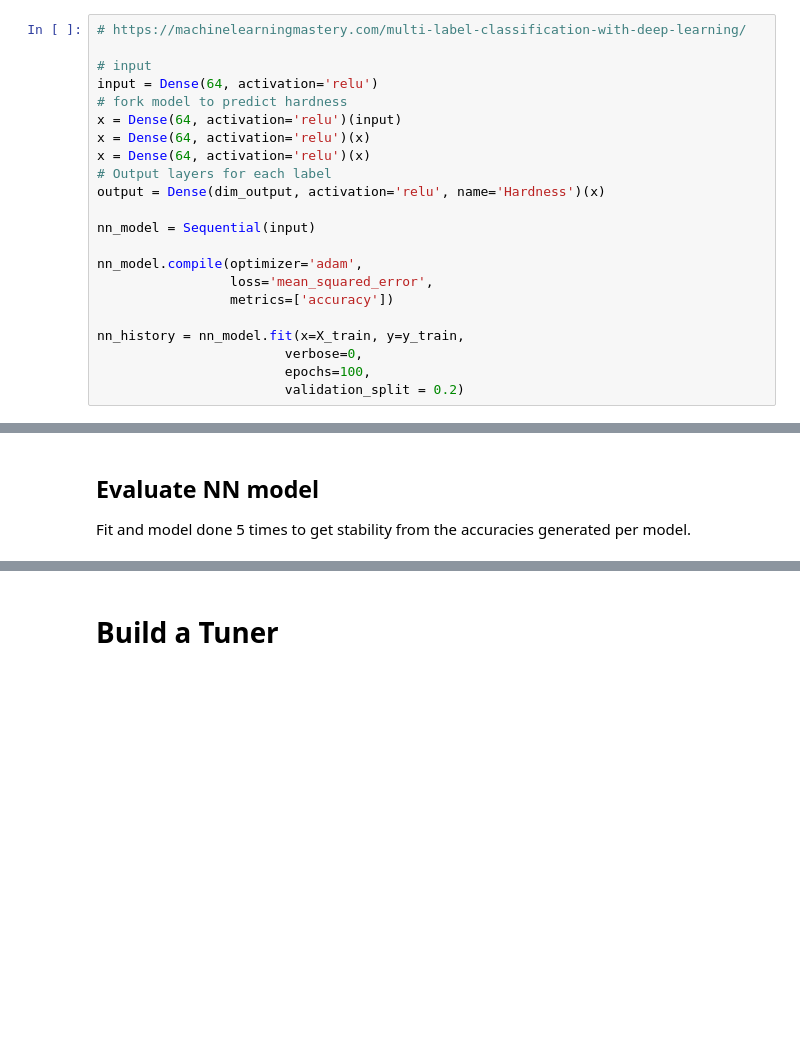
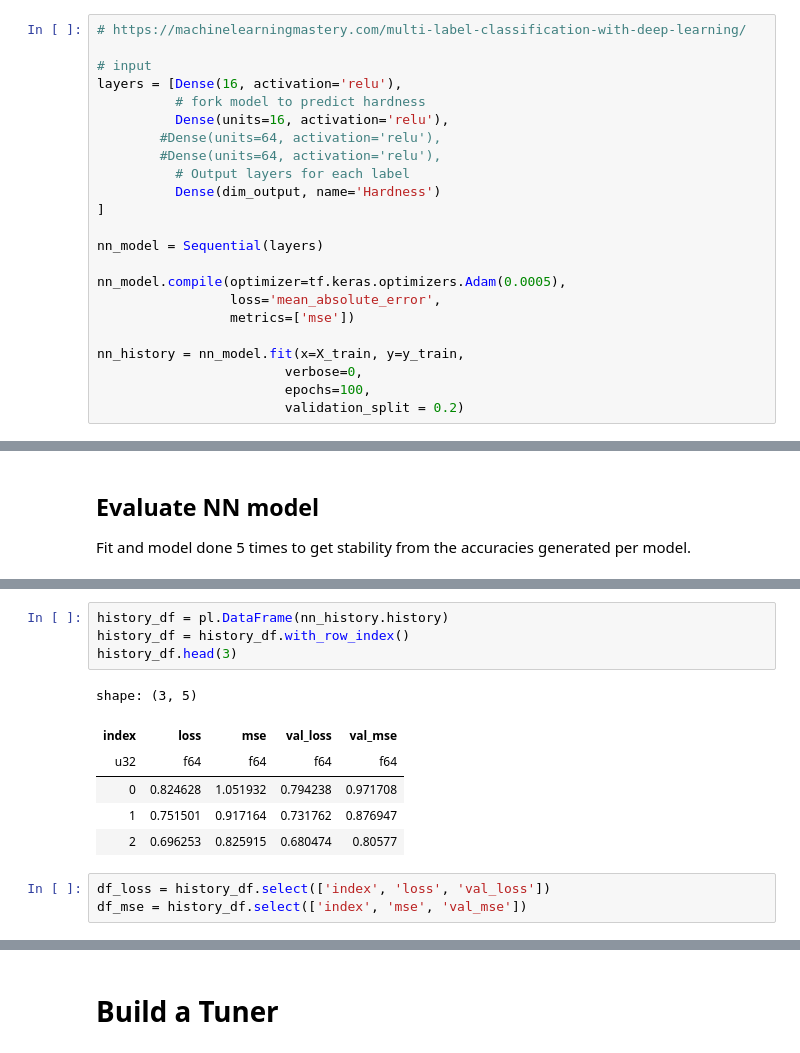
Before and after one commit to Nate-Sheibley/Mild-Steel-Tempering, a Jupyter notebook: Mild_Steel_Tempering-predict-hardness.ipynb, the cells around one changed output, grey strips where cells are left out. Cells and saved outputs as stored; diff of their text form; blank space fills up the shorter version.

```diff
--- a/Mild_Steel_Tempering-predict-hardness.ipynb
+++ b/Mild_Steel_Tempering-predict-hardness.ipynb
@@ -1618,19 +1620,20 @@ Xdim 13 | ydim 1
 # https://machinelearningmastery.com/multi-label-classification-with-deep-learning/
 
 # input
-input = Dense(64, activation='relu')
-# fork model to predict hardness
-x = Dense(64, activation='relu')(input)
-x = Dense(64, activation='relu')(x)
-x = Dense(64, activation='relu')(x)
-# Output layers for each label
-output = Dense(dim_output, activation='relu', name='Hardness')(x)
+layers = [Dense(16, activation='relu'),
+          # fork model to predict hardness
+          Dense(units=16, activation='relu'),
+        #Dense(units=64, activation='relu'),
+        #Dense(units=64, activation='relu'),
+          # Output layers for each label
+          Dense(dim_output, name='Hardness')
+]
 
-nn_model = Sequential(input)
+nn_model = Sequential(layers)
 
-nn_model.compile(optimizer='adam',
-                 loss='mean_squared_error',
-                 metrics=['accuracy'])
+nn_model.compile(optimizer=tf.keras.optimizers.Adam(0.0005),
+                 loss='mean_absolute_error',
+                 metrics=['mse'])
 
 nn_history = nn_model.fit(x=X_train, y=y_train,
                         verbose=0,
@@ -1734,0 +1669,14 @@ Average Accuracy: 0.312
+# %%
+history_df = pl.DataFrame(nn_history.history)
+history_df = history_df.with_row_index()
+history_df.head(3)
+# %% [output]
+shape: (3, 5)
+| index | loss | mse | val_loss | val_mse |
+| u32 | f64 | f64 | f64 | f64 |
+| 0 | 0.824628 | 1.051932 | 0.794238 | 0.971708 |
+| 1 | 0.751501 | 0.917164 | 0.731762 | 0.876947 |
+| 2 | 0.696253 | 0.825915 | 0.680474 | 0.80577 |
+# %%
+df_loss = history_df.select(['index', 'loss', 'val_loss'])
+df_mse = history_df.select(['index', 'mse', 'val_mse'])
```
Also changed, not shown: parts of 23 cells of this notebook.
